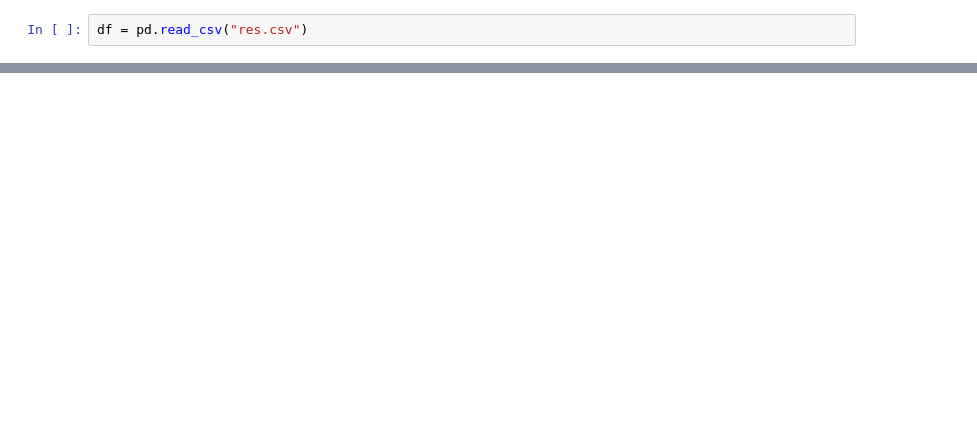
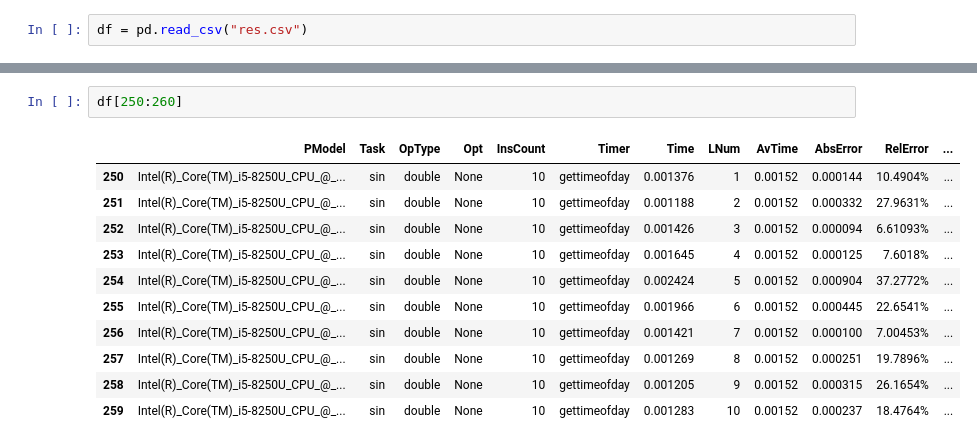
Before and after one commit to kiryu-dev/computing-systems, a Jupyter notebook: Computer System Architecture/Practice/lab-2/plots.ipynb, the cells around one changed output, grey strips where cells are left out. Drawn from its saved outputs; the diff is of its cells as text; blank space fills up the shorter version.

```diff
--- a/Computer System Architecture/Practice/lab-2/plots.ipynb
+++ b/Computer System Architecture/Practice/lab-2/plots.ipynb
@@ -38,0 +54,14 @@ x = dataset["LNum"][:20]
+# %%
+df[250:260]
+# %% [output]
+|  | PModel | Task | OpType | Opt | InsCount | Timer | Time | LNum | AvTime | AbsError | RelError | ... |
+| 250 | Intel(R)_Core(TM)_i5-8250U_CPU_@_... | sin | double | None | 10 | gettimeofday | 0.001376 | 1 | 0.00152 | 0.000144 | 10.4904% | ... |
+| 251 | Intel(R)_Core(TM)_i5-8250U_CPU_@_... | sin | double | None | 10 | gettimeofday | 0.001188 | 2 | 0.00152 | 0.000332 | 27.9631% | ... |
+| 252 | Intel(R)_Core(TM)_i5-8250U_CPU_@_... | sin | double | None | 10 | gettimeofday | 0.001426 | 3 | 0.00152 | 0.000094 | 6.61093% | ... |
+| 253 | Intel(R)_Core(TM)_i5-8250U_CPU_@_... | sin | double | None | 10 | gettimeofday | 0.001645 | 4 | 0.00152 | 0.000125 | 7.6018% | ... |
+| 254 | Intel(R)_Core(TM)_i5-8250U_CPU_@_... | sin | double | None | 10 | gettimeofday | 0.002424 | 5 | 0.00152 | 0.000904 | 37.2772% | ... |
+| 255 | Intel(R)_Core(TM)_i5-8250U_CPU_@_... | sin | double | None | 10 | gettimeofday | 0.001966 | 6 | 0.00152 | 0.000445 | 22.6541% | ... |
+| 256 | Intel(R)_Core(TM)_i5-8250U_CPU_@_... | sin | double | None | 10 | gettimeofday | 0.001421 | 7 | 0.00152 | 0.000100 | 7.00453% | ... |
+| 257 | Intel(R)_Core(TM)_i5-8250U_CPU_@_... | sin | double | None | 10 | gettimeofday | 0.001269 | 8 | 0.00152 | 0.000251 | 19.7896% | ... |
+| 258 | Intel(R)_Core(TM)_i5-8250U_CPU_@_... | sin | double | None | 10 | gettimeofday | 0.001205 | 9 | 0.00152 | 0.000315 | 26.1654% | ... |
+| 259 | Intel(R)_Core(TM)_i5-8250U_CPU_@_... | sin | double | None | 10 | gettimeofday | 0.001283 | 10 | 0.00152 | 0.000237 | 18.4764% | ... |
```
Also changed, not shown: parts of 9 cells of this notebook, 17 other files.
